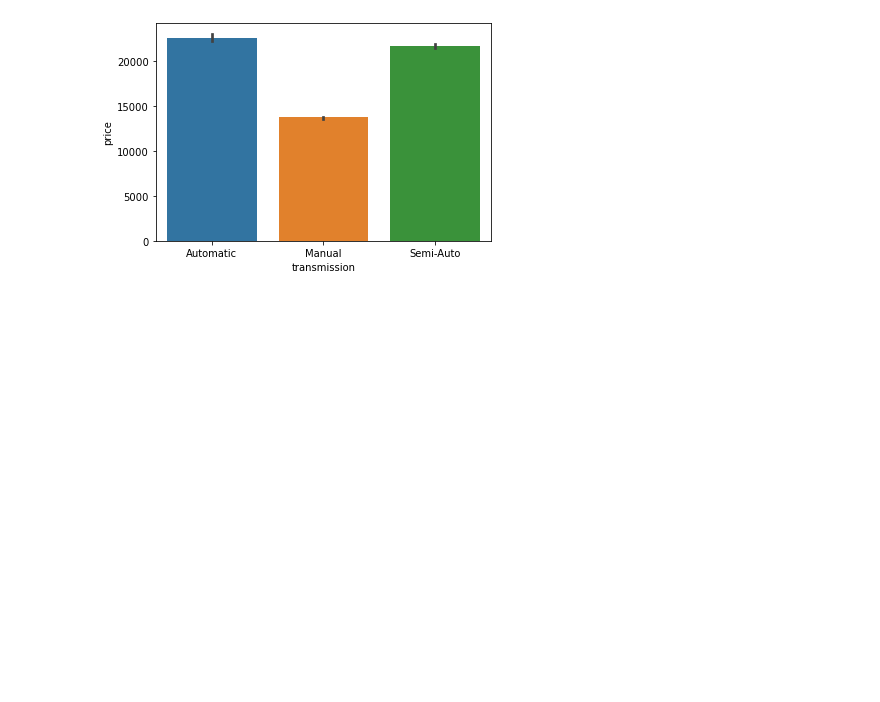
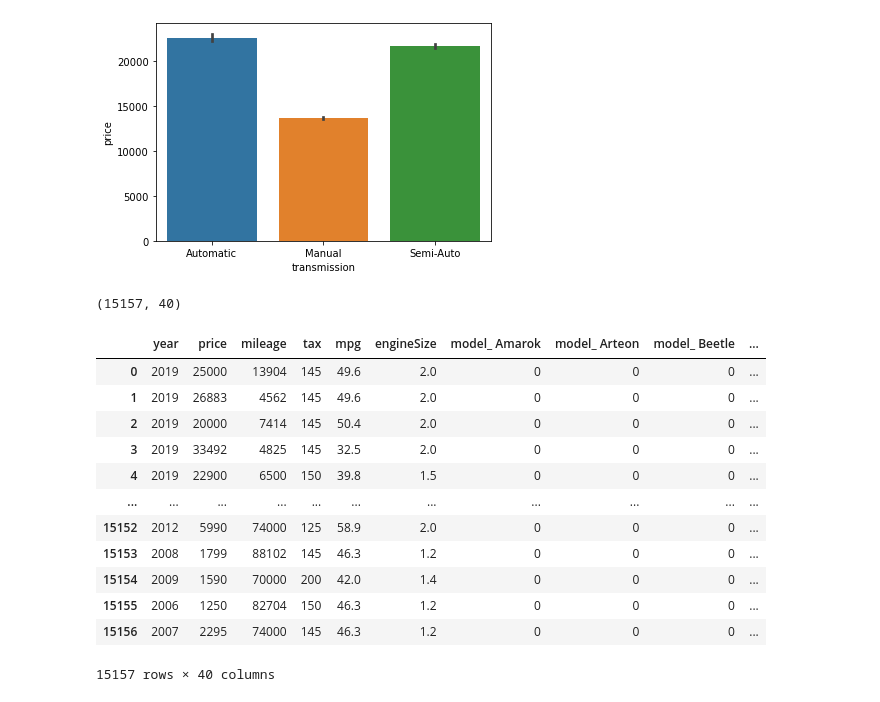
Before and after one commit to ojjy/datascience, a Jupyter notebook: usedcar/usedcar_vw.ipynb, the cells around one changed output. Cells and saved outputs as stored; diff of their text form; code cells hidden in the pictures; blank space fills up the shorter version.

```diff
--- a/usedcar/usedcar_vw.ipynb
+++ b/usedcar/usedcar_vw.ipynb
@@ -91,3 +91,25 @@ sns.barplot(x=data_vw['transmission'], y=data_vw['price'])
 # %% [output]
 <AxesSubplot:xlabel='transmission', ylabel='price'>
 [figure]
+# %%
+data_vw = pd.get_dummies(data=data_vw, columns = ['model', 'transmission', 'fuelType'])
+# %%
+data_vw.shape
+# %% [output]
+(15157, 40)
+# %%
+data_vw
+# %% [output]
+|  | year | price | mileage | tax | mpg | engineSize | model_ Amarok | model_ Arteon | model_ Beetle | ... |
+| 0 | 2019 | 25000 | 13904 | 145 | 49.6 | 2.0 | 0 | 0 | 0 | ... |
+| 1 | 2019 | 26883 | 4562 | 145 | 49.6 | 2.0 | 0 | 0 | 0 | ... |
+| 2 | 2019 | 20000 | 7414 | 145 | 50.4 | 2.0 | 0 | 0 | 0 | ... |
+| 3 | 2019 | 33492 | 4825 | 145 | 32.5 | 2.0 | 0 | 0 | 0 | ... |
+| 4 | 2019 | 22900 | 6500 | 150 | 39.8 | 1.5 | 0 | 0 | 0 | ... |
+| ... | ... | ... | ... | ... | ... | ... | ... | ... | ... | ... |
+| 15152 | 2012 | 5990 | 74000 | 125 | 58.9 | 2.0 | 0 | 0 | 0 | ... |
+| 15153 | 2008 | 1799 | 88102 | 145 | 46.3 | 1.2 | 0 | 0 | 0 | ... |
+| 15154 | 2009 | 1590 | 70000 | 200 | 42.0 | 1.4 | 0 | 0 | 0 | ... |
+| 15155 | 2006 | 1250 | 82704 | 150 | 46.3 | 1.2 | 0 | 0 | 0 | ... |
+| 15156 | 2007 | 2295 | 74000 | 145 | 46.3 | 1.2 | 0 | 0 | 0 | ... |
+15157 rows × 40 columns
```
Also changed, not shown: parts of 2 cells of this notebook.
